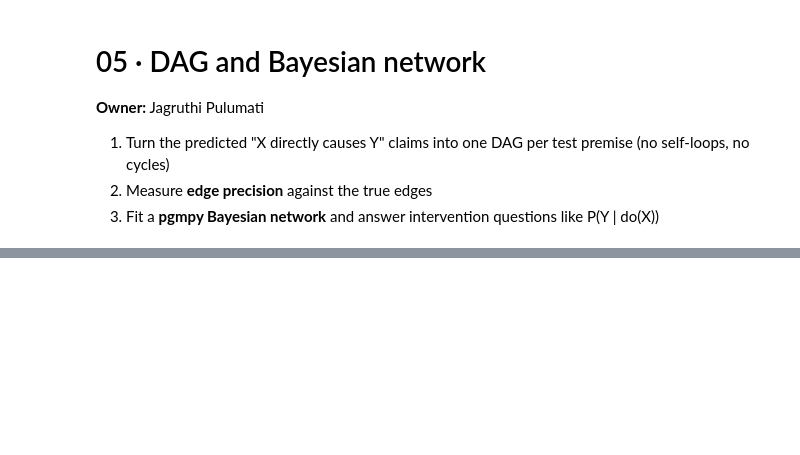
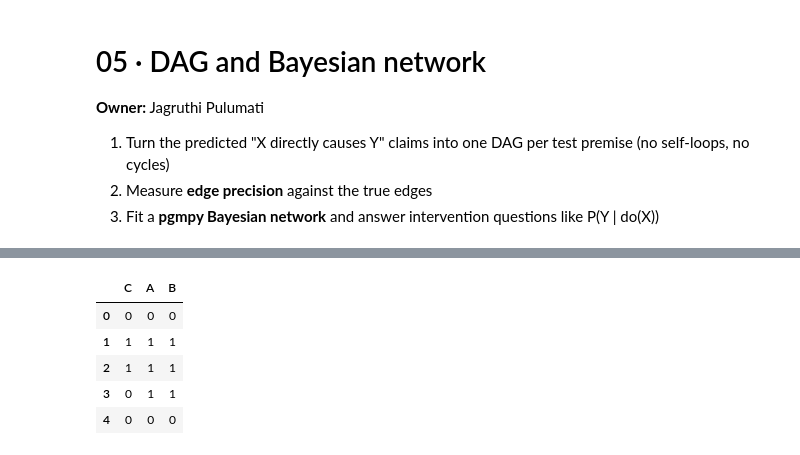
Before and after one commit to Jag2007/AI_ML_Project, a Jupyter notebook: notebooks/05_dag_bayesian_network.ipynb, the cells around one changed output, grey strips where cells are left out. Drawn from its saved outputs; the diff is of its cells as text; code cells hidden in the pictures; blank space fills up the shorter version.

```diff
--- a/notebooks/05_dag_bayesian_network.ipynb
+++ b/notebooks/05_dag_bayesian_network.ipynb
@@ -245,0 +131,17 @@ edge extraction leads directly to better causal answers.
+# %%
+# ─── STEP 5: WHY DIRECTION MATTERS ─────
+# true graph A -> B -> C, where each variable strongly follows its parent
+truth = DiscreteBayesianNetwork([("A", "B"), ("B", "C")])
+cpd_a = TabularCPD("A", 2, [[0.5], [0.5]])
+cpd_b = TabularCPD("B", 2, [[0.9, 0.2], [0.1, 0.8]], evidence=["A"], evidence_card=[2])
+cpd_c = TabularCPD("C", 2, [[0.9, 0.2], [0.1, 0.8]], evidence=["B"], evidence_card=[2])
+truth.add_cpds(cpd_a, cpd_b, cpd_c)
+sim = truth.simulate(5000, seed=42, show_progress=False)
+sim.head()
+# %% [output]
+|  | C | A | B |
+| 0 | 0 | 0 | 0 |
+| 1 | 1 | 1 | 1 |
+| 2 | 1 | 1 | 1 |
+| 3 | 0 | 1 | 1 |
+| 4 | 0 | 0 | 0 |
```
Also changed, not shown: parts of 37 cells of this notebook, 2 other files.
